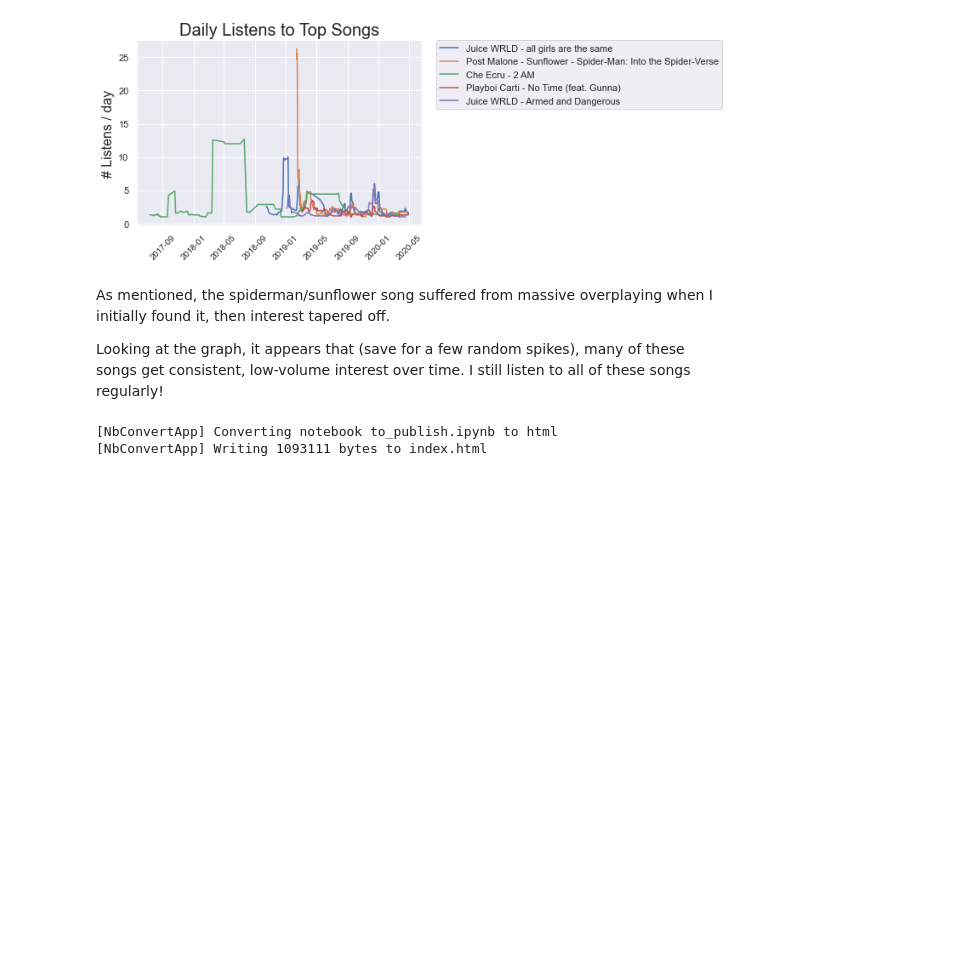
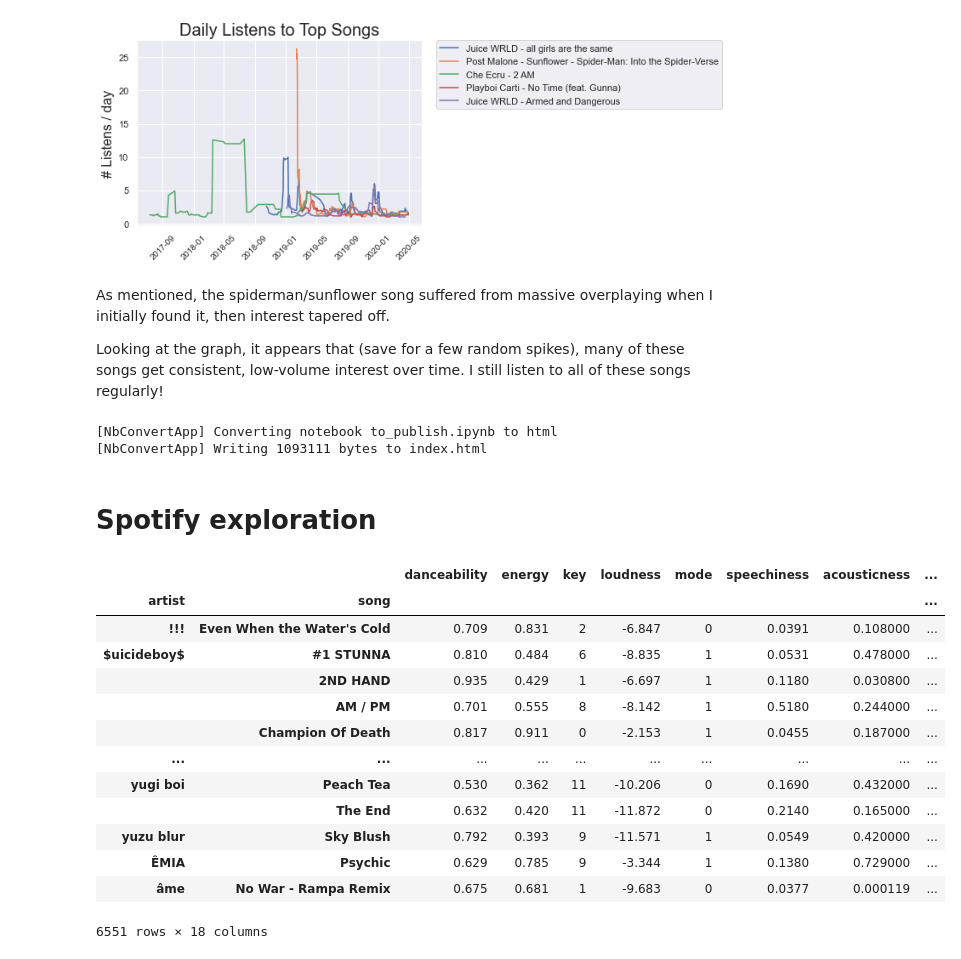
Before and after one commit to LeChase/spotify_hist, a Jupyter notebook: to_publish.ipynb, the cells around one changed output. Cells and saved outputs as stored; diff of their text form; code cells hidden in the pictures; blank space fills up the shorter version.

```diff
--- a/to_publish.ipynb
+++ b/to_publish.ipynb
@@ -528,3 +528,5 @@ Looking at the graph, it appears that (save for a few random spikes), many of th
 # %% [output]
 [NbConvertApp] Converting notebook to_publish.ipynb to html
 [NbConvertApp] Writing 1093111 bytes to index.html
+# %% [markdown]
+# Spotify exploration
@@ -530,0 +536,19 @@ Looking at the graph, it appears that (save for a few random spikes), many of th
+# %%
+# convert dict series to dataframe
+sp_features = sp_features.spotify.apply(pd.Series)
+sp_features
+# %% [output]
+|  |  | danceability | energy | key | loudness | mode | speechiness | acousticness | ... |
+| artist | song |  |  |  |  |  |  |  | ... |
+| !!! | Even When the Water's Cold | 0.709 | 0.831 | 2 | -6.847 | 0 | 0.0391 | 0.108000 | ... |
+| $uicideboy$ | #1 STUNNA | 0.810 | 0.484 | 6 | -8.835 | 1 | 0.0531 | 0.478000 | ... |
+|  | 2ND HAND | 0.935 | 0.429 | 1 | -6.697 | 1 | 0.1180 | 0.030800 | ... |
+|  | AM / PM | 0.701 | 0.555 | 8 | -8.142 | 1 | 0.5180 | 0.244000 | ... |
+|  | Champion Of Death | 0.817 | 0.911 | 0 | -2.153 | 1 | 0.0455 | 0.187000 | ... |
+| ... | ... | ... | ... | ... | ... | ... | ... | ... | ... |
+| yugi boi | Peach Tea | 0.530 | 0.362 | 11 | -10.206 | 0 | 0.1690 | 0.432000 | ... |
+|  | The End | 0.632 | 0.420 | 11 | -11.872 | 0 | 0.2140 | 0.165000 | ... |
+| yuzu blur | Sky Blush | 0.792 | 0.393 | 9 | -11.571 | 1 | 0.0549 | 0.420000 | ... |
+| ÊMIA | Psychic | 0.629 | 0.785 | 9 | -3.344 | 1 | 0.1380 | 0.729000 | ... |
+| âme | No War - Rampa Remix | 0.675 | 0.681 | 1 | -9.683 | 0 | 0.0377 | 0.000119 | ... |
+6551 rows × 18 columns
```
Also changed, not shown: parts of 11 cells of this notebook.
